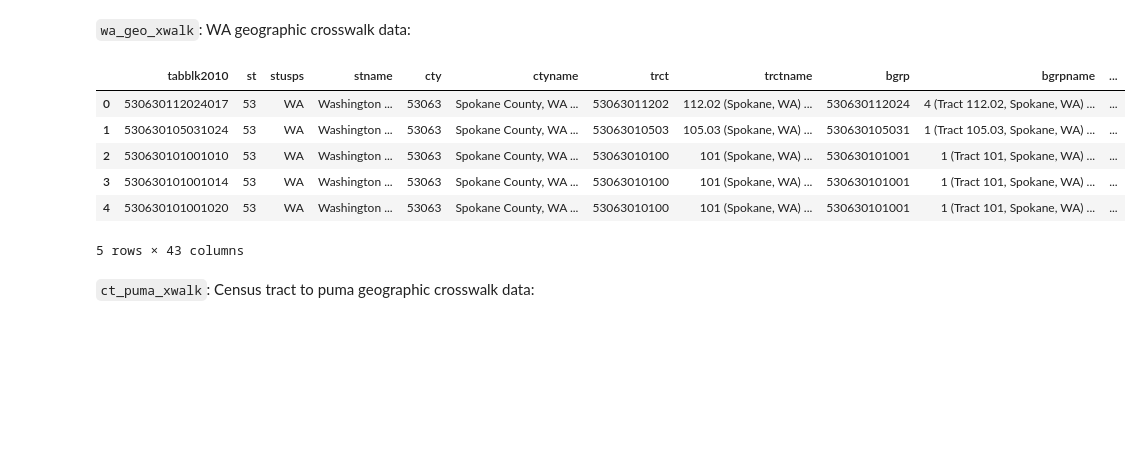
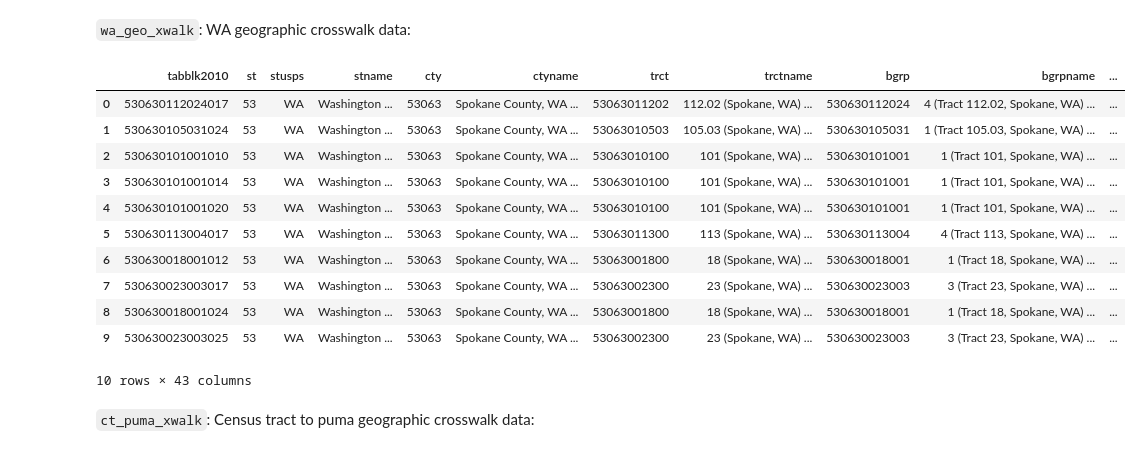
Before and after one commit to lecritch/mod-1-project-chicago-seattle-ds-051120, a Jupyter notebook: notebooks/exploratory/tables_reference.ipynb, the cells around one changed output. Cells and saved outputs as stored; diff of their text form; code cells hidden in the pictures; blank space fills up the shorter version.

```diff
--- a/notebooks/exploratory/tables_reference.ipynb
+++ b/notebooks/exploratory/tables_reference.ipynb
@@ -70,14 +70,20 @@ wa_jobs_2017.head()
 # %%
 wa_geo_xwalk = pd.read_sql("SELECT * FROM wa_geo_xwalk LIMIT 10;", conn)
 wa_geo_xwalk.head()
+wa_geo_xwalk
 # %% [output]
 |  | tabblk2010 | st | stusps | stname | cty | ctyname | trct | trctname | bgrp | bgrpname | ... |
 | 0 | 530630112024017 | 53 | WA | Washington ... | 53063 | Spokane County, WA ... | 53063011202 | 112.02 (Spokane, WA) ... | 530630112024 | 4 (Tract 112.02, Spokane, WA) ... | ... |
 | 1 | 530630105031024 | 53 | WA | Washington ... | 53063 | Spokane County, WA ... | 53063010503 | 105.03 (Spokane, WA) ... | 530630105031 | 1 (Tract 105.03, Spokane, WA) ... | ... |
 | 2 | 530630101001010 | 53 | WA | Washington ... | 53063 | Spokane County, WA ... | 53063010100 | 101 (Spokane, WA) ... | 530630101001 | 1 (Tract 101, Spokane, WA) ... | ... |
 | 3 | 530630101001014 | 53 | WA | Washington ... | 53063 | Spokane County, WA ... | 53063010100 | 101 (Spokane, WA) ... | 530630101001 | 1 (Tract 101, Spokane, WA) ... | ... |
 | 4 | 530630101001020 | 53 | WA | Washington ... | 53063 | Spokane County, WA ... | 53063010100 | 101 (Spokane, WA) ... | 530630101001 | 1 (Tract 101, Spokane, WA) ... | ... |
+| 5 | 530630113004017 | 53 | WA | Washington ... | 53063 | Spokane County, WA ... | 53063011300 | 113 (Spokane, WA) ... | 530630113004 | 4 (Tract 113, Spokane, WA) ... | ... |
+| 6 | 530630018001012 | 53 | WA | Washington ... | 53063 | Spokane County, WA ... | 53063001800 | 18 (Spokane, WA) ... | 530630018001 | 1 (Tract 18, Spokane, WA) ... | ... |
+| 7 | 530630023003017 | 53 | WA | Washington ... | 53063 | Spokane County, WA ... | 53063002300 | 23 (Spokane, WA) ... | 530630023003 | 3 (Tract 23, Spokane, WA) ... | ... |
+| 8 | 530630018001024 | 53 | WA | Washington ... | 53063 | Spokane County, WA ... | 53063001800 | 18 (Spokane, WA) ... | 530630018001 | 1 (Tract 18, Spokane, WA) ... | ... |
+| 9 | 530630023003025 | 53 | WA | Washington ... | 53063 | Spokane County, WA ... | 53063002300 | 23 (Spokane, WA) ... | 530630023003 | 3 (Tract 23, Spokane, WA) ... | ... |
-5 rows × 43 columns
+10 rows × 43 columns
 # %% [markdown]
 `ct_puma_xwalk`:  Census tract to puma geographic crosswalk data:
 # %%
```
Also changed, not shown: 5 other files.
